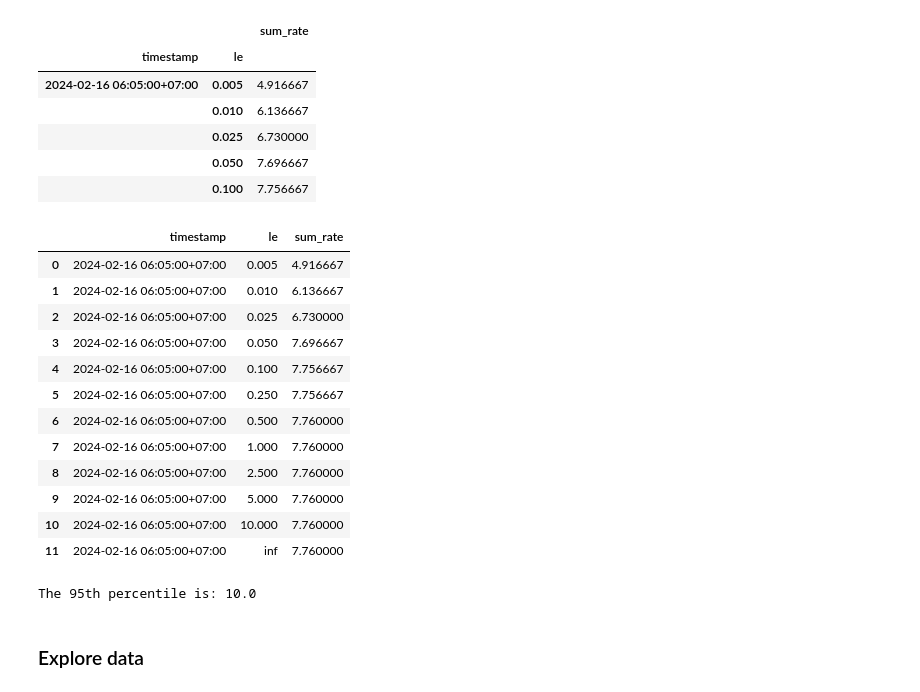
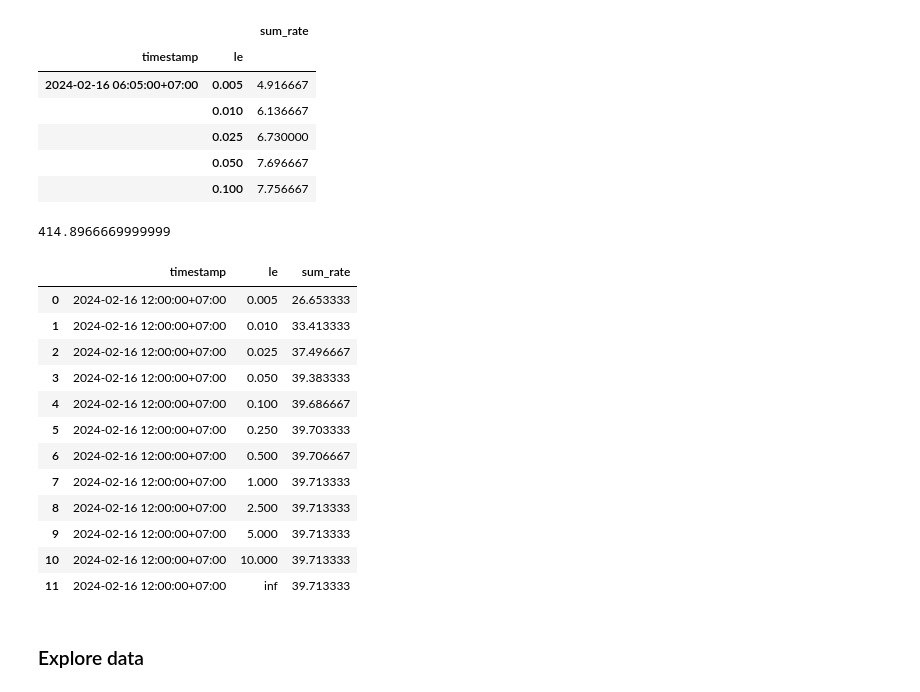
Before and after one commit to vuvietnguyenit/latency_reques_cal, a Jupyter notebook: notebooks/analyze_fluctuatition_latency_http_v2.ipynb, the cells around one changed output. Saved outputs shown, nothing was run; the diff lists cells and outputs as text; code cells hidden in the pictures.

Commit message:
simulator quantile

```diff
--- a/notebooks/analyze_fluctuatition_latency_http_v2.ipynb
+++ b/notebooks/analyze_fluctuatition_latency_http_v2.ipynb
@@ -155,65 +284,29 @@ df_sum_rate.head()
 |  | 0.100 | 7.756667 |
 # %%
 # Calculate quantile
-sample_sum_rate = df_sum_rate.query("timestamp == '2024-02-16 06:05:00+07:00'").reset_index()
+sample_sum_rate = df_sum_rate.query("timestamp == '2024-02-16 12:00:00+07:00'").reset_index()
+print(sample_sum_rate['sum_rate'].sum() - 39.713333)
 sample_sum_rate
 # %% [output]
+414.8966669999999
 |  | timestamp | le | sum_rate |
-| 0 | 2024-02-16 06:05:00+07:00 | 0.005 | 4.916667 |
-| 1 | 2024-02-16 06:05:00+07:00 | 0.010 | 6.136667 |
-| 2 | 2024-02-16 06:05:00+07:00 | 0.025 | 6.730000 |
-| 3 | 2024-02-16 06:05:00+07:00 | 0.050 | 7.696667 |
-| 4 | 2024-02-16 06:05:00+07:00 | 0.100 | 7.756667 |
-| 5 | 2024-02-16 06:05:00+07:00 | 0.250 | 7.756667 |
-| 6 | 2024-02-16 06:05:00+07:00 | 0.500 | 7.760000 |
-| 7 | 2024-02-16 06:05:00+07:00 | 1.000 | 7.760000 |
-| 8 | 2024-02-16 06:05:00+07:00 | 2.500 | 7.760000 |
-| 9 | 2024-02-16 06:05:00+07:00 | 5.000 | 7.760000 |
-| 10 | 2024-02-16 06:05:00+07:00 | 10.000 | 7.760000 |
-| 11 | 2024-02-16 06:05:00+07:00 | inf | 7.760000 |
+| 0 | 2024-02-16 12:00:00+07:00 | 0.005 | 26.653333 |
+| 1 | 2024-02-16 12:00:00+07:00 | 0.010 | 33.413333 |
+| 2 | 2024-02-16 12:00:00+07:00 | 0.025 | 37.496667 |
+| 3 | 2024-02-16 12:00:00+07:00 | 0.050 | 39.383333 |
+| 4 | 2024-02-16 12:00:00+07:00 | 0.100 | 39.686667 |
+| 5 | 2024-02-16 12:00:00+07:00 | 0.250 | 39.703333 |
+| 6 | 2024-02-16 12:00:00+07:00 | 0.500 | 39.706667 |
+| 7 | 2024-02-16 12:00:00+07:00 | 1.000 | 39.713333 |
+| 8 | 2024-02-16 12:00:00+07:00 | 2.500 | 39.713333 |
+| 9 | 2024-02-16 12:00:00+07:00 | 5.000 | 39.713333 |
+| 10 | 2024-02-16 12:00:00+07:00 | 10.000 | 39.713333 |
+| 11 | 2024-02-16 12:00:00+07:00 | inf | 39.713333 |
 # %%
 def histogram_quantile(percentile: int, dataset: pd.DataFrame):
     pass
 
 histogram_quantile(95, sample_sum_rate)
-# %%
-def histogram_quantile_linear(quantile, data):
-    total_count = sum(count for _, count in data)
-    target_count = quantile * total_count
-
-    current_count = 0
-    for i in range(len(data) - 1):
-        x0, y0 = data[i]
-        x1, y1 = data[i + 1]
-
-        current_count += y0
-        if current_count >= target_count:
-            fraction = (target_count - (current_count - y0)) / (y1 - y0)
-            return x0 + (x1 - x0) * fraction
-
-    # If for some reason the loop doesn't exit early, return the last endpoint
-    return data[-1][0]
-
-# Example usage:
-histogram_data = [
-    (0.005, 4.916667),
-    (0.010, 6.136667),
-    (0.025, 6.730000),
-    (0.050, 7.696667),
-    (0.100, 7.756667),
-    (0.250, 7.756667),
-    (0.500, 7.760000),
-    (1.000, 7.760000),
-    (2.500, 7.760000),
-    (5.000, 7.760000),
-    (10.000, 7.760000),
-    # Add more data points as needed
-]
-
-quantile_value = histogram_quantile_linear(0.95, histogram_data)
-print(f"The 95th percentile is: {quantile_value}")
-# %% [output]
-The 95th percentile is: 10.0
 # %% [markdown]
 ### Explore data
 # %% [markdown]
```
Also changed, not shown: parts of 6 cells of this notebook.
